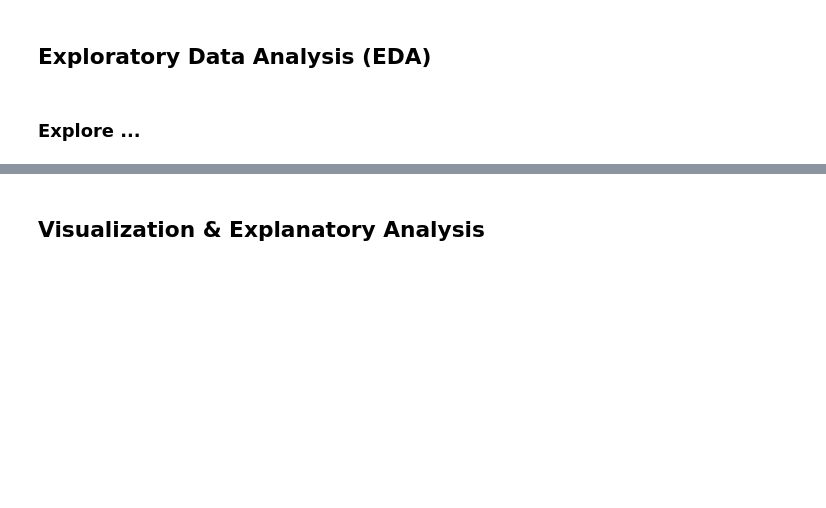
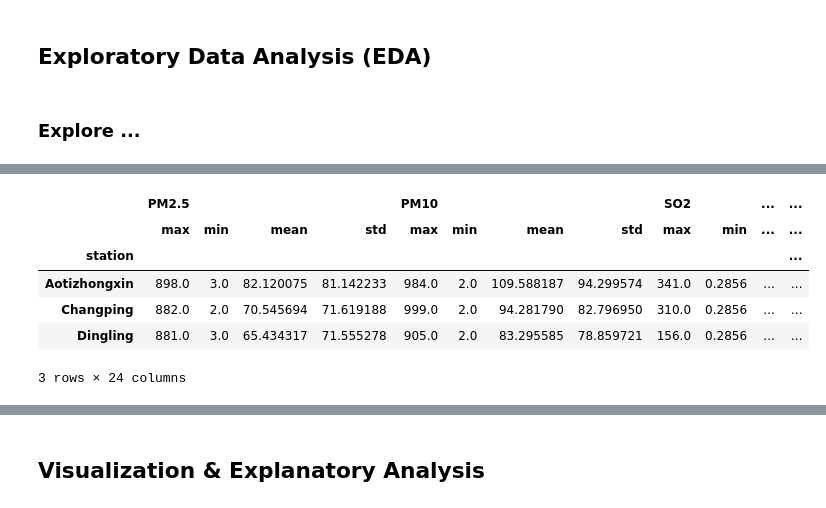
Before and after one commit to LuciferLovesMe/submission-data-analysis, a Jupyter notebook: Proyek_Analisis_Data.ipynb, the cells around one changed output, grey strips where cells are left out. Saved outputs shown, nothing was run; the diff lists cells and outputs as text; code cells hidden in the pictures; blank space fills up the shorter version.

```diff
--- a/Proyek_Analisis_Data.ipynb
+++ b/Proyek_Analisis_Data.ipynb
@@ -442,0 +476,17 @@ Jumlah duplikasi data pada dataframe Dingling:  0
+# %%
+all_df.groupby(by="station").agg({
+    "PM2.5": ["max", "min", "mean", "std"],
+    "PM10": ["max", "min", "mean", "std"],
+    'SO2': ["max", "min", "mean", "std"],
+    'NO2': ["max", "min", "mean", "std"],
+    'CO': ["max", "min", "mean", "std"],
+    'O3': ["max", "min", "mean", "std"]
+}) # Melihat distribusi data polutan pada masing masing station
+# %% [output]
+|  | PM2.5 |  |  |  | PM10 |  |  |  | SO2 |  | ... | ... |
+|  | max | min | mean | std | max | min | mean | std | max | min | ... | ... |
+| station |  |  |  |  |  |  |  |  |  |  |  | ... |
+| Aotizhongxin | 898.0 | 3.0 | 82.120075 | 81.142233 | 984.0 | 2.0 | 109.588187 | 94.299574 | 341.0 | 0.2856 | ... | ... |
+| Changping | 882.0 | 2.0 | 70.545694 | 71.619188 | 999.0 | 2.0 | 94.281790 | 82.796950 | 310.0 | 0.2856 | ... | ... |
+| Dingling | 881.0 | 3.0 | 65.434317 | 71.555278 | 905.0 | 2.0 | 83.295585 | 78.859721 | 156.0 | 0.2856 | ... | ... |
+3 rows × 24 columns
```
Also changed, not shown: parts of 18 cells of this notebook, 1 other file.
